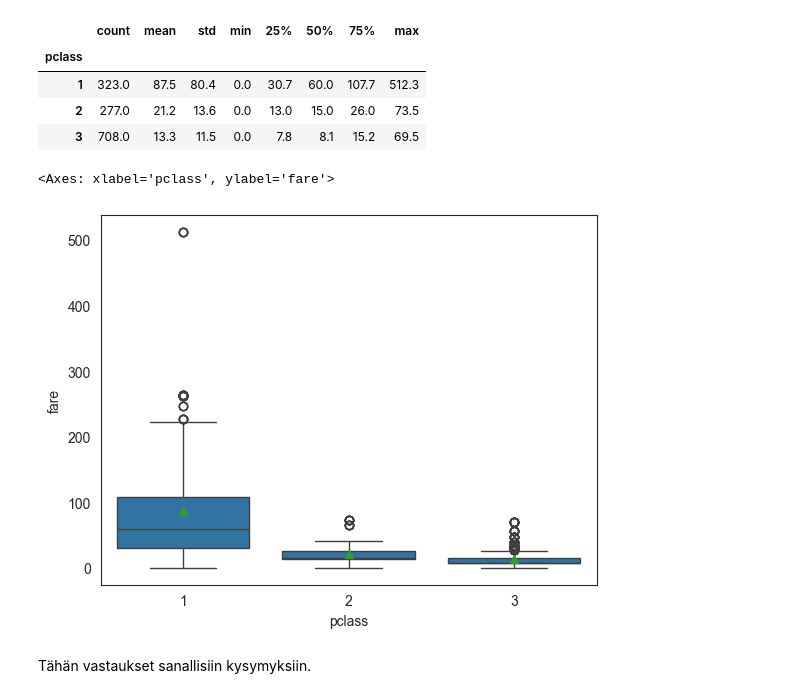
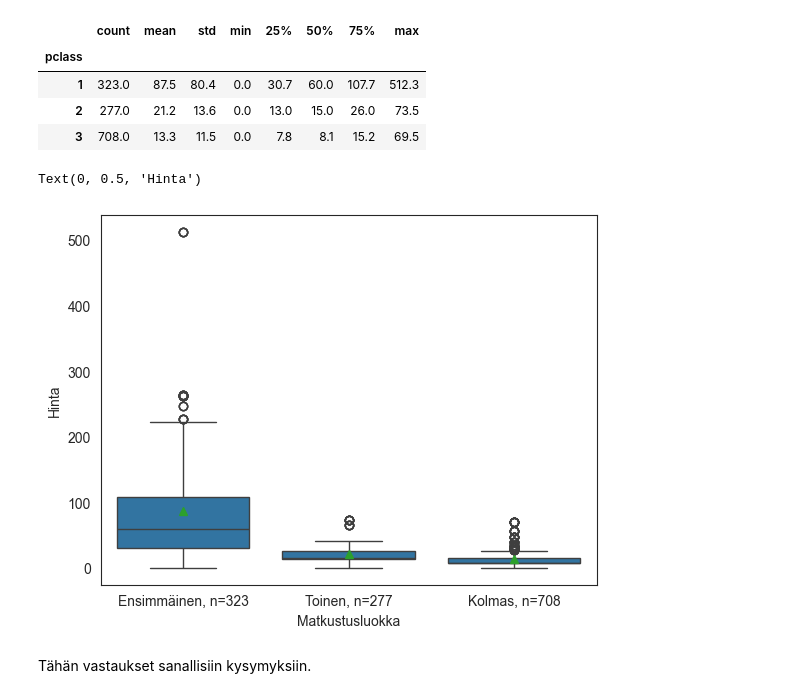
Before and after one commit to lassihi/Data-analytiikka-pythonilla, a Jupyter notebook: tehtava-1/tehtava-1.ipynb, the cells around one changed output. Saved outputs shown, nothing was run; the diff lists cells and outputs as text; code cells hidden in the pictures.

```diff
--- a/tehtava-1/tehtava-1.ipynb
+++ b/tehtava-1/tehtava-1.ipynb
@@ -158,11 +158,22 @@ df.groupby("pclass")["fare"].describe().style.format(precision=1)
 | 1 | 323.0 | 87.5 | 80.4 | 0.0 | 30.7 | 60.0 | 107.7 | 512.3 |
 | 2 | 277.0 | 21.2 | 13.6 | 0.0 | 13.0 | 15.0 | 26.0 | 73.5 |
 | 3 | 708.0 | 13.3 | 11.5 | 0.0 | 7.8 | 8.1 | 15.2 | 69.5 |
-# %%
-sns.boxplot(data=df, y="fare", x="pclass", showmeans=True)
-# %% [output]
-<Axes: xlabel='pclass', ylabel='fare'>
-[figure, removed]
+# %%
+sns.boxplot(data=df, y="fare", x="pclass", showmeans=True)
+
+n_ensimmainen = df[df["pclass"]==1]["fare"].count()
+n_toinen = df[df["pclass"]==2]["fare"].count()
+n_kolmas = df[df["pclass"]==3]["fare"].count()
+
+luokat = [f"Ensimmäinen, n={n_ensimmainen}", f"Toinen, n={n_toinen}", f"Kolmas, n={n_kolmas}"]
+
+plt.xticks(ticks=[0, 1, 2], labels=luokat)
+plt.xlabel("Matkustusluokka")
+
+plt.ylabel("Hinta")
+# %% [output]
+Text(0, 0.5, 'Hinta')
+[figure, added]
 # %% [markdown]
 Tähän vastaukset sanallisiin kysymyksiin.
 # %% [markdown]
```
